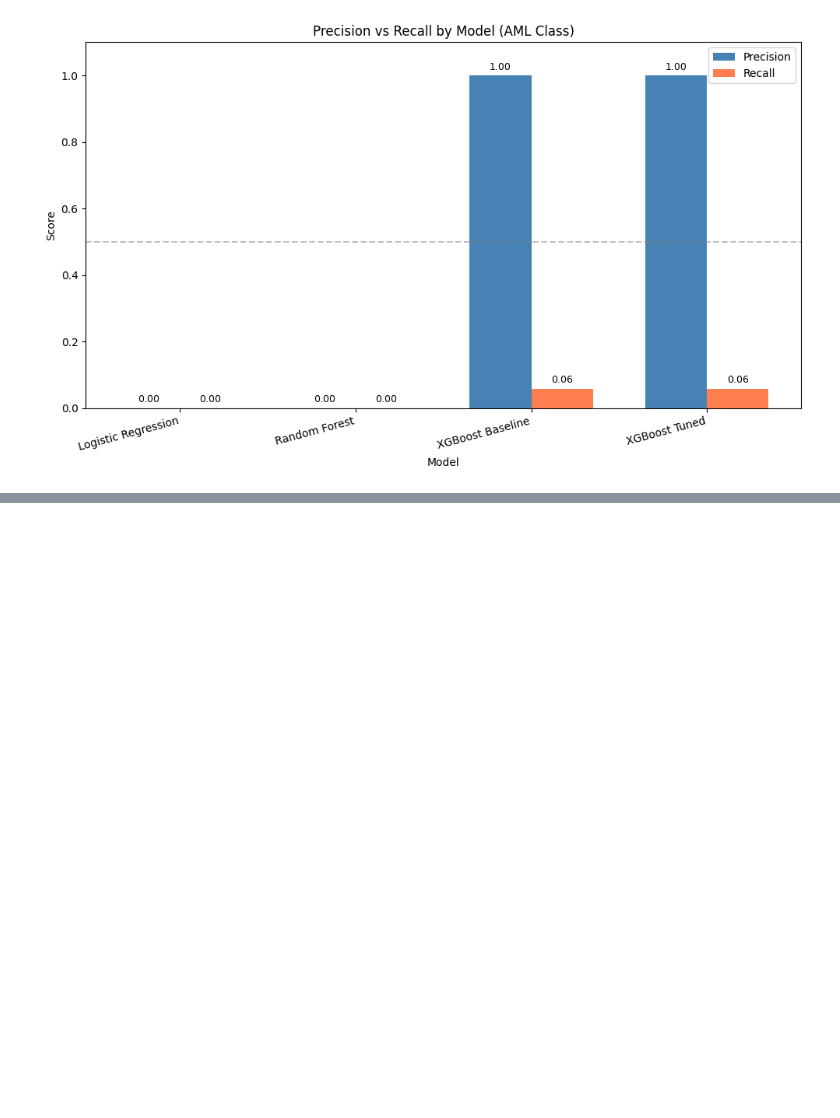
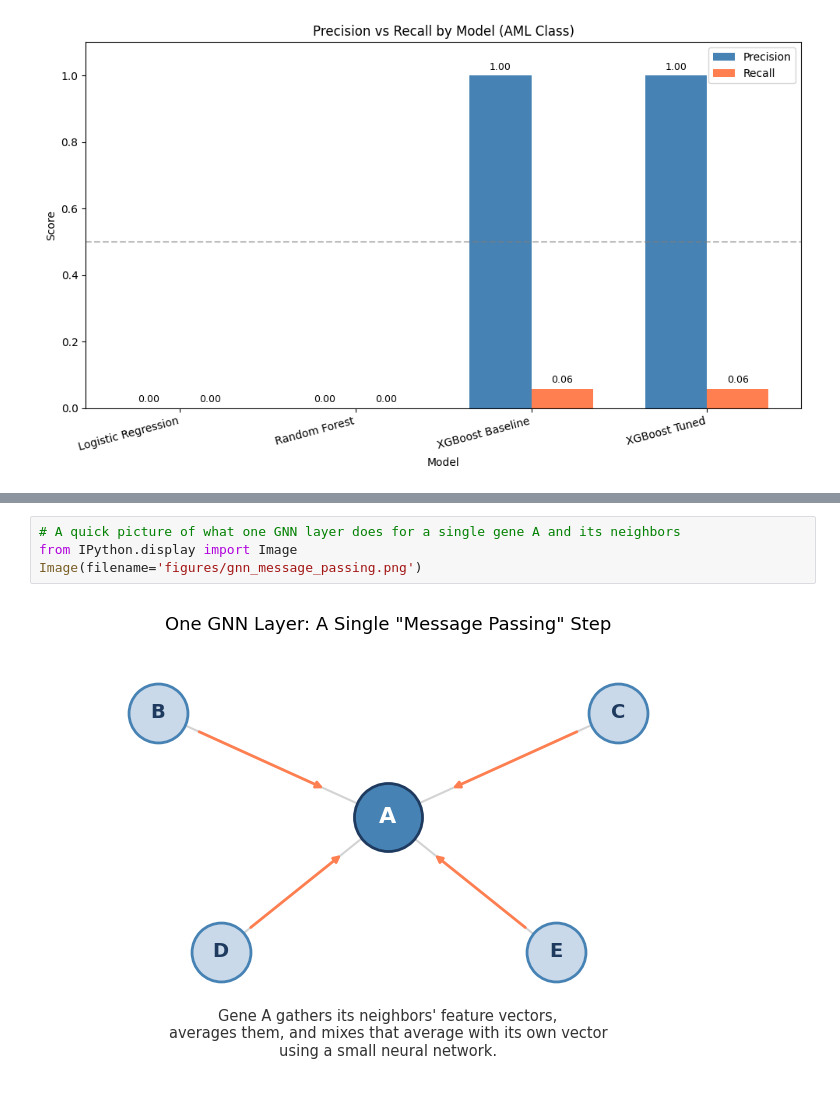
Before and after one commit to JuanSeguraA/ppi-cancer-prediction, a Jupyter notebook: ppi_cancer_prediction.ipynb, the cells around one changed output, grey strips where cells are left out. Drawn from its saved outputs; the diff is of its cells as text; blank space fills up the shorter version.

```diff
--- a/ppi_cancer_prediction.ipynb
+++ b/ppi_cancer_prediction.ipynb
@@ -731,0 +751,6 @@ plt.show()
+# %%
+# A quick picture of what one GNN layer does for a single gene A and its neighbors
+from IPython.display import Image
+Image(filename='figures/gnn_message_passing.png')
+# %% [output]
+[figure, added]
```
Also changed, not shown: parts of 20 cells of this notebook, 3 other files.
